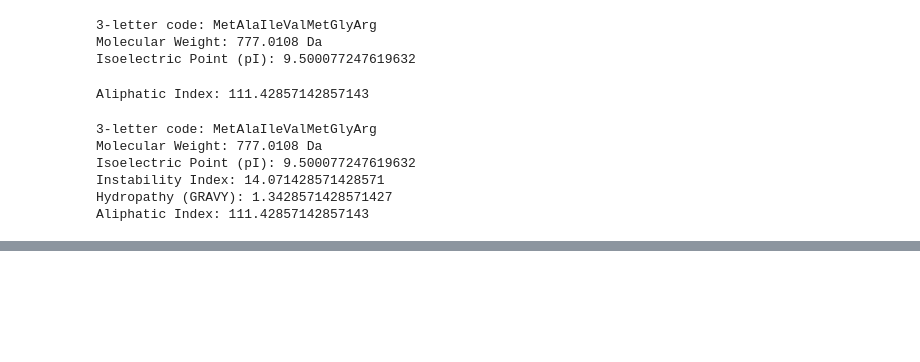
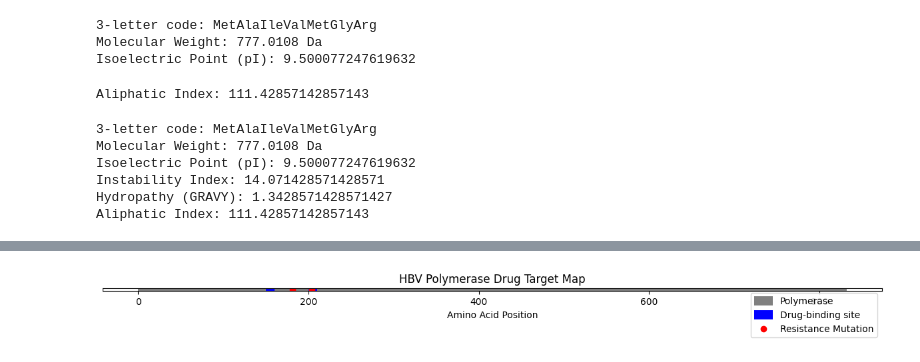
Before and after one commit to DarshanCHMSR/genetic-algo, a Jupyter notebook: genetic.ipynb, the cells around one changed output, grey strips where cells are left out. Saved outputs shown, nothing was run; the diff lists cells and outputs as text; code cells hidden in the pictures; blank space fills up the shorter version.

```diff
--- a/genetic.ipynb
+++ b/genetic.ipynb
@@ -629,0 +667,16 @@ Aliphatic Index: 111.42857142857143
+# %%
+from Bio.SeqRecord import SeqRecord
+from Bio.Seq import Seq
+from Bio import SeqIO
+
+records = []
+for feature in record.features:
+    if feature.type == "CDS":
+        gene = feature.qualifiers.get("gene", ["unknown"])[0]
+        translation = feature.qualifiers.get("translation", [""])[0]
+        if translation:
+            seq_record = SeqRecord(Seq(translation), id=gene, description="HBV protein")
+            records.append(seq_record)
+
+SeqIO.write(records, "hbv_proteins.fasta", "fasta")
+print("Saved protein sequences to hbv_proteins.fasta")
@@ -629,0 +707,56 @@ Aliphatic Index: 111.42857142857143
+# %%
+from Bio import SeqIO
+from Bio.Seq import Seq
+from Bio.SeqRecord import SeqRecord
+import matplotlib.pyplot as plt
+
+# Step 1: Load HBV genome (download NC_003977 from NCBI as GenBank file)
+record = SeqIO.read("sequence.gb", "genbank")
+
+# Step 2: Extract polymerase gene (P ORF)
+for feature in record.features:
+    if feature.type == "CDS" and "polymerase" in feature.qualifiers.get("product", [""])[0].lower():
+        poly_feature = feature
+        poly_seq = feature.extract(record.seq)
+        poly_protein = poly_seq.translate(to_stop=True)
+        print(f"\n[✓] Extracted Polymerase Gene")
+        print(f"Protein sequence (first 60 aa):\n{poly_protein[:60]}...")
+        break
+
+# Step 3: Check for known resistance mutations
+# Example: M204V/I, A181T/V (positions in protein sequence)
+resistance_mutations = {
+    181: ["T", "V"],  # A181T/V
+    204: ["V", "I"],  # M204V/I
+}
+print("\n[🔍] Checking for resistance mutations...")
+for pos, bad_aas in resistance_mutations.items():
+    if pos <= len(poly_protein):
+        aa = poly_protein[pos - 1]
+        if aa in bad_aas:
+            print(f"⚠️ Resistance mutation found at position {pos}: {aa}")
+        else:
+            print(f"✅ Position {pos}: {aa} (No resistance)")
+
+# Step 4: Visualization of drug-binding regions (example positions)
+drug_binding_sites = [(150, 160), (200, 210)]  # example ranges for visualization
+
+plt.figure(figsize=(12, 1))
+plt.hlines(1, 0, len(poly_protein), colors="gray", linewidth=10, label="Polymerase")
+
+# Highlight binding regions
+for start, end in drug_binding_sites:
+    plt.hlines(1, start, end, colors="blue", linewidth=10, label="Drug-binding site" if start == 150 else "")
+
+# Highlight resistance mutation positions
+for pos in resistance_mutations:
+    plt.plot(pos, 1, 'ro', label="Resistance Mutation" if pos == 181 else "")
+
+plt.title("HBV Polymerase Drug Target Map")
+plt.yticks([])
+plt.xlabel("Amino Acid Position")
+plt.legend(loc="upper right")
+plt.tight_layout()
+plt.savefig("hbv_polymerase_map.png")
+print("\n[🖼] Visualization saved as hbv_polymerase_map.png")
+# %% [output]
@@ -629,0 +772 @@ Aliphatic Index: 111.42857142857143
+[figure, added]
```
Also changed, not shown: parts of 4 cells of this notebook, 4 other files.
